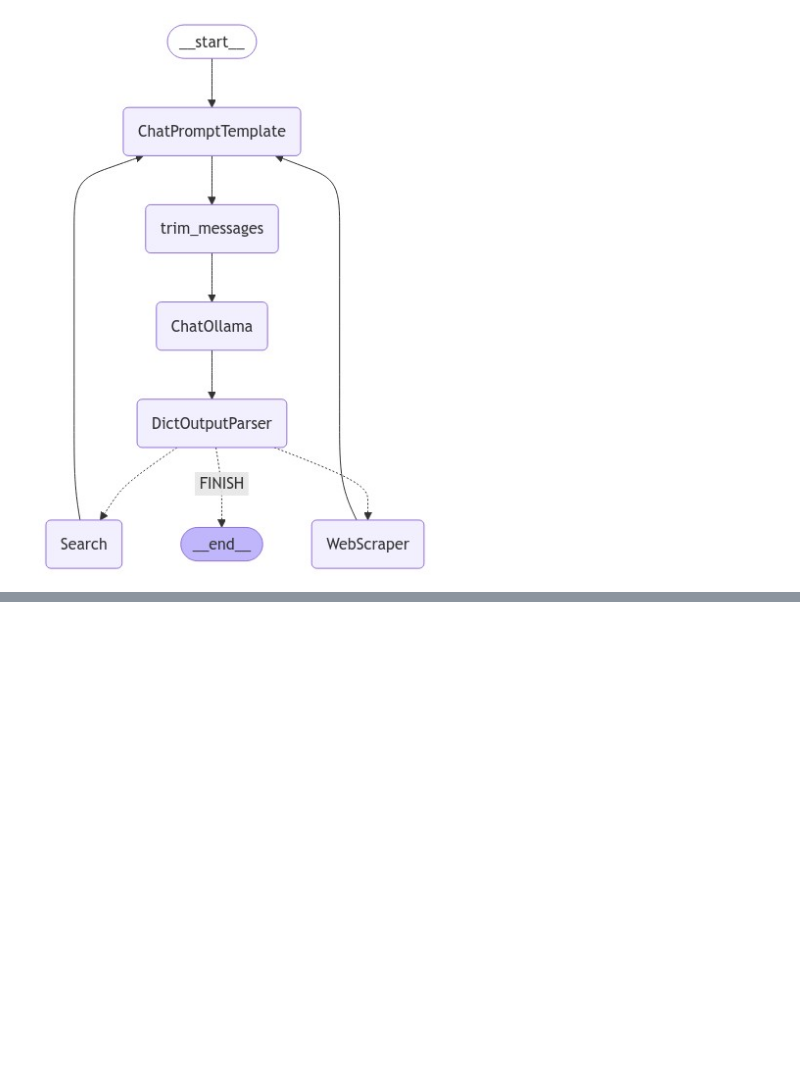
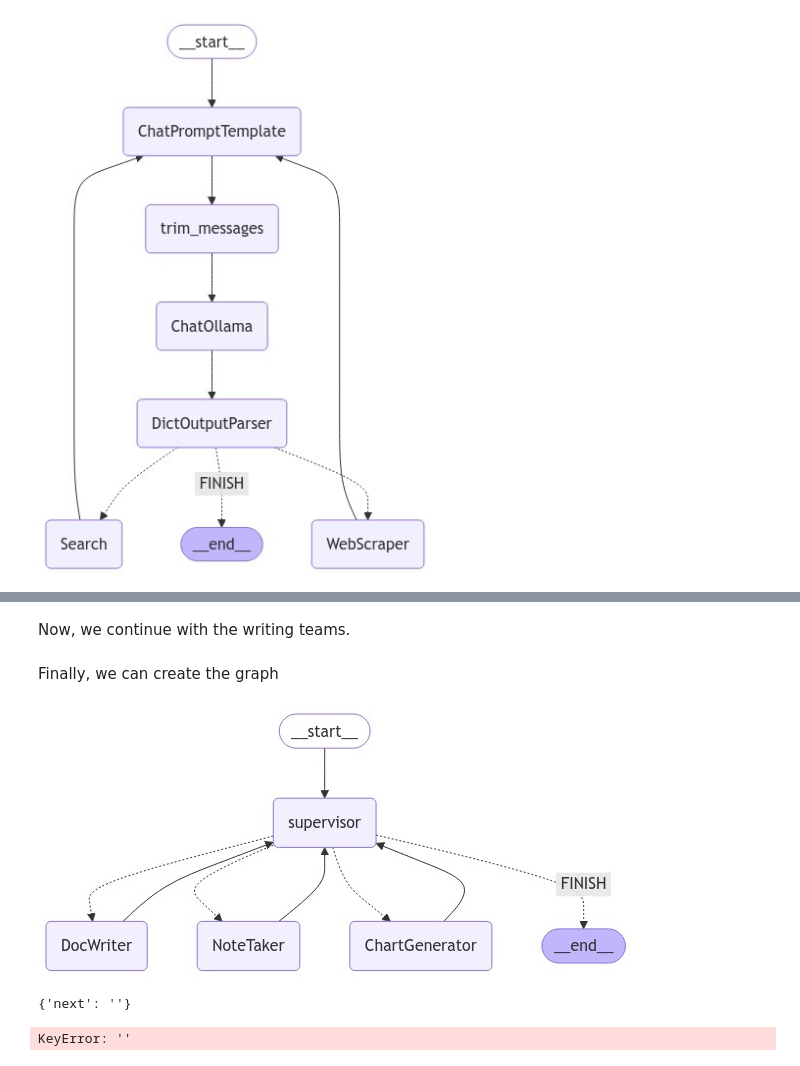
Before and after one commit to AlejandroTorresMunoz/RAGCourse, a Jupyter notebook: Module 3 - RAG and Agents/3.2 RAG Agent.ipynb, the cells around one changed output, grey strips where cells are left out. Cells and saved outputs as stored; diff of their text form; code cells hidden in the pictures; blank space fills up the shorter version.

```diff
--- a/Module 3 - RAG and Agents/3.2 RAG Agent.ipynb
+++ b/Module 3 - RAG and Agents/3.2 RAG Agent.ipynb
@@ -963 +952,3 @@ x state: {'next': '', 'messages': [HumanMessage(content="when is Taylor Swift's
 KeyError: ''
+# %% [markdown]
+Now, we continue with the writing teams.
@@ -963,0 +1022,2 @@ KeyError: ''
+# %% [markdown]
+Finally, we can create the graph
@@ -963,0 +1068,20 @@ KeyError: ''
+# %%
+from IPython.display import Image, display
+
+display(Image(chain.get_graph().draw_mermaid_png()))
+# %% [output]
+[figure, added]
+# %%
+doc_writing_supervisor.invoke({"messages": [HumanMessage(content="Write an outline for poem and then write the poem to disk.")]})
+# %% [output]
+{'next': ''}
+# %%
+for s in authoring_chain.stream(
+    "Write an outline for poem and then write the poem to disk.",
+    {"recursion_limit": 100},
+):
+    if "__end__" not in s:
+        print(s)
+        print("---")
+# %% [output]
+KeyError: ''
```
Also changed, not shown: parts of 6 cells of this notebook, 4 other files.
